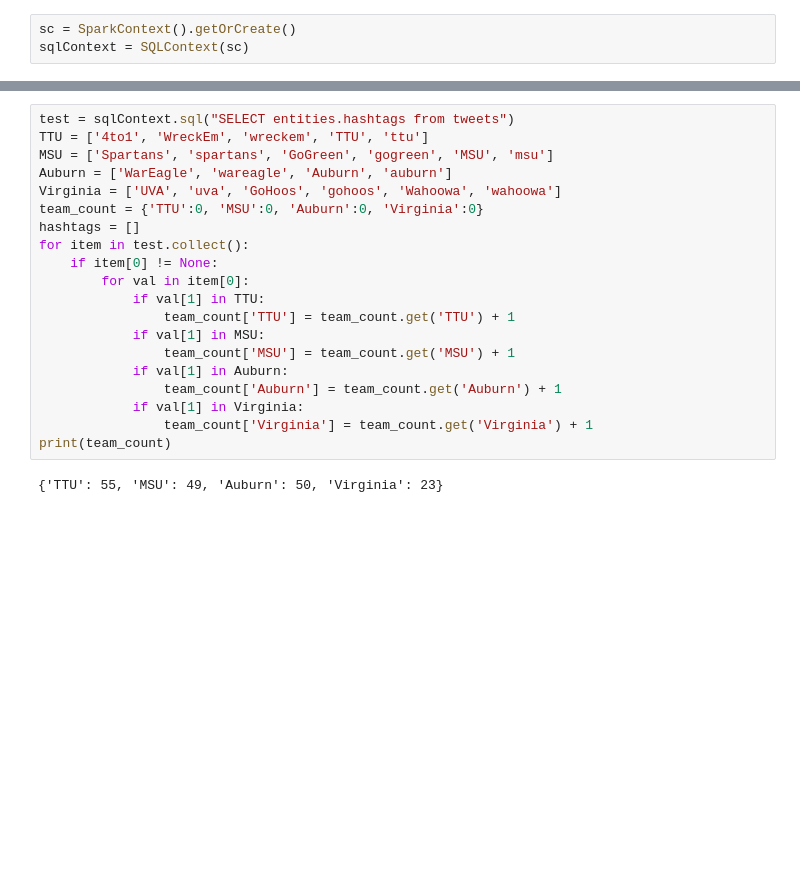
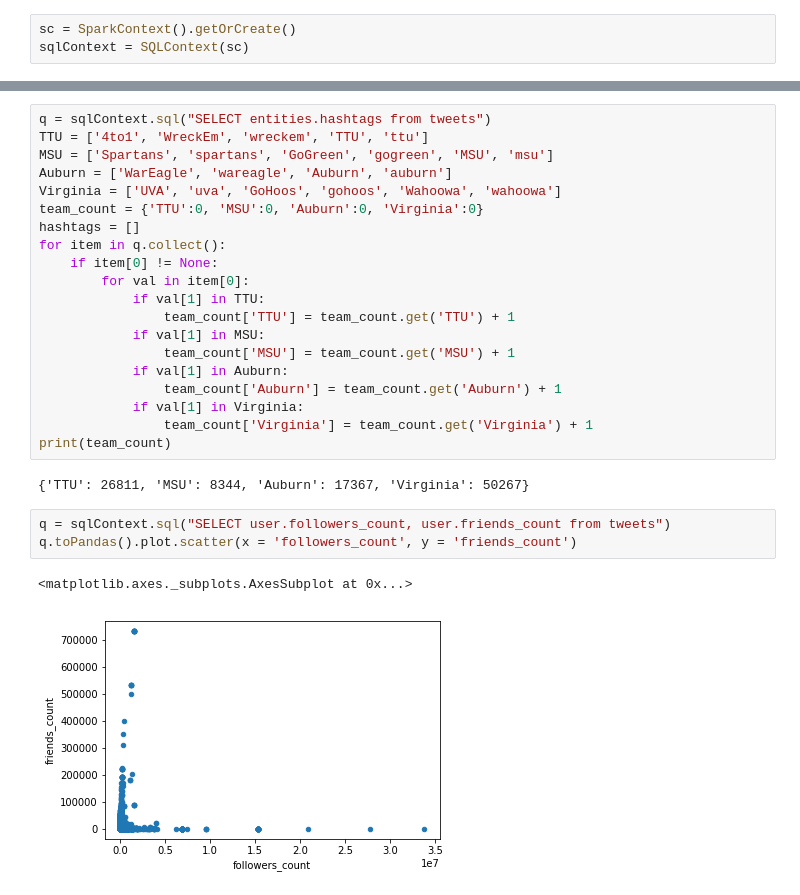
Before and after one commit to rflata/BigData, a Jupyter notebook: twitter_data_analysis.ipynb, the cells around one changed output, grey strips where cells are left out. Cells and saved outputs as stored; diff of their text form; blank space fills up the shorter version.

```diff
--- a/twitter_data_analysis.ipynb
+++ b/twitter_data_analysis.ipynb
@@ -42,12 +49,12 @@ pd_df.plot.bar(x = 'Location')
 # %%
-test = sqlContext.sql("SELECT entities.hashtags from tweets")
+q = sqlContext.sql("SELECT entities.hashtags from tweets")
 TTU = ['4to1', 'WreckEm', 'wreckem', 'TTU', 'ttu']
 MSU = ['Spartans', 'spartans', 'GoGreen', 'gogreen', 'MSU', 'msu']
 Auburn = ['WarEagle', 'wareagle', 'Auburn', 'auburn']
 Virginia = ['UVA', 'uva', 'GoHoos', 'gohoos', 'Wahoowa', 'wahoowa']
 team_count = {'TTU':0, 'MSU':0, 'Auburn':0, 'Virginia':0}
 hashtags = []
-for item in test.collect():
+for item in q.collect():
     if item[0] != None:
         for val in item[0]:
             if val[1] in TTU:
@@ -60,4 +67,10 @@ for item in test.collect():
                 team_count['Virginia'] = team_count.get('Virginia') + 1
 print(team_count)
 # %% [output]
-{'TTU': 55, 'MSU': 49, 'Auburn': 50, 'Virginia': 23}
+{'TTU': 26811, 'MSU': 8344, 'Auburn': 17367, 'Virginia': 50267}
+# %%
+q = sqlContext.sql("SELECT user.followers_count, user.friends_count from tweets")
+q.toPandas().plot.scatter(x = 'followers_count', y = 'friends_count')
+# %% [output]
+<matplotlib.axes._subplots.AxesSubplot at 0x...>
+[figure, added]
```
Also changed, not shown: parts of 15 cells of this notebook.
